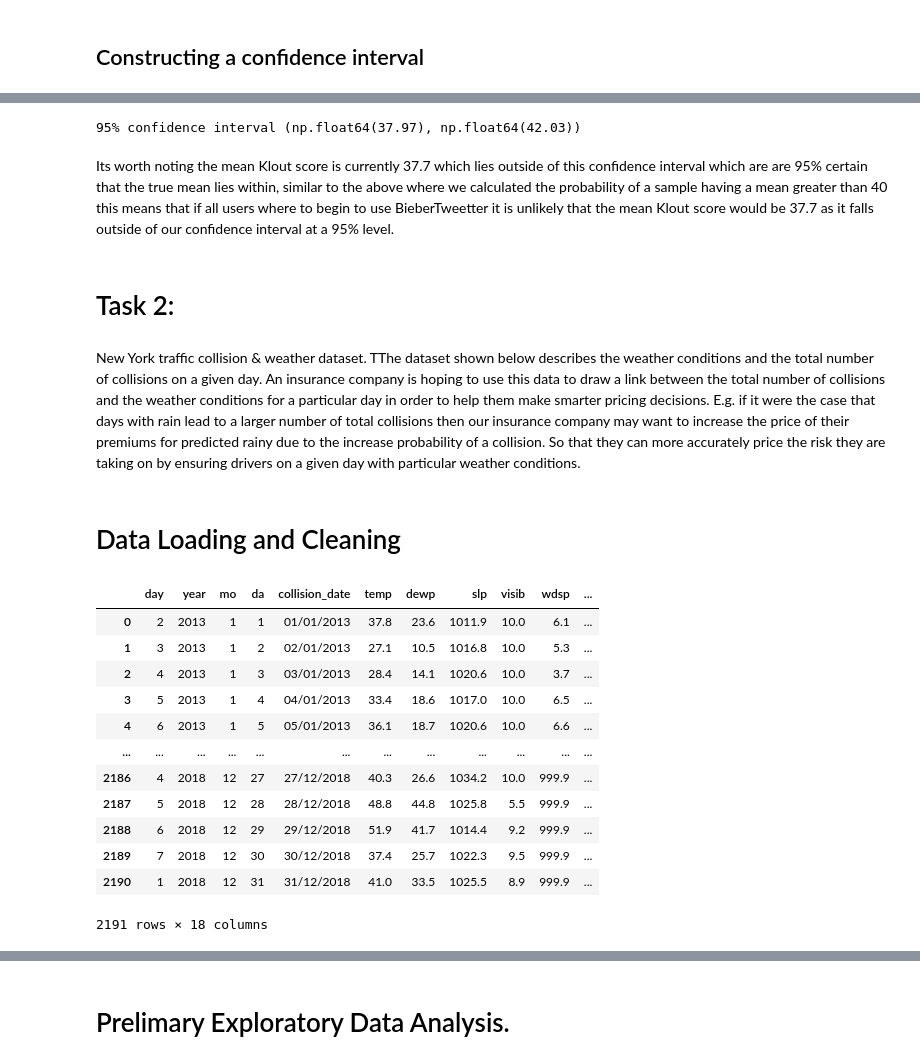
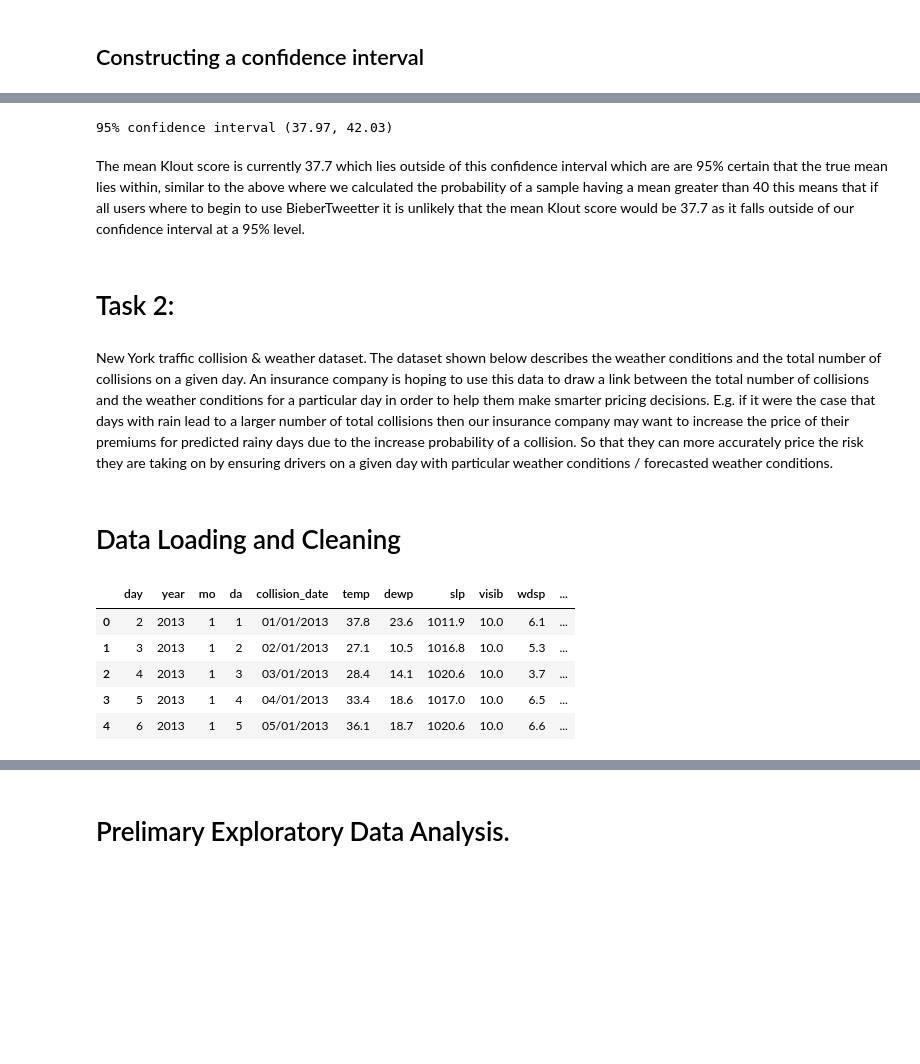
Before and after one commit to niv-en/assignments, a Jupyter notebook: MNA/assignment.ipynb, the cells around one changed output, grey strips where cells are left out. Cells and saved outputs as stored; diff of their text form; code cells hidden in the pictures; blank space fills up the shorter version.

```diff
--- a/MNA/assignment.ipynb
+++ b/MNA/assignment.ipynb
@@ -351,35 +369,28 @@ Now that we know both the critical value as well as the stanadard deviation of o
 # %%
-lower_bound =  round(40 - (2* sample_std) , 2 )
-upper_bound = round( 40 + (2* sample_std) , 2 )
+lower_bound =  round(40 - float(2* sample_std) , 2 )
+upper_bound = round( 40 + float(2* sample_std) , 2 )
 
 print(f'95% confidence interval {(lower_bound, upper_bound )}')
 # %% [output]
-95% confidence interval (np.float64(37.97), np.float64(42.03))
+95% confidence interval (37.97, 42.03)
 # %% [markdown]
-Its worth noting the mean Klout score is currently 37.7 which lies outside of this confidence interval which are are 95% certain that the true mean lies within, similar to the above where we calculated the probability of a sample having a mean greater than 40 this means that if all users where to begin to use BieberTweetter it is unlikely that the mean Klout score would be 37.7 as it falls outside of our confidence interval at a 95% level.
+The mean Klout score is currently 37.7 which lies outside of this confidence interval which are are 95% certain that the true mean lies within, similar to the above where we calculated the probability of a sample having a mean greater than 40 this means that if all users where to begin to use BieberTweetter it is unlikely that the mean Klout score would be 37.7 as it falls outside of our confidence interval at a 95% level.
 # %% [markdown]
 # Task 2:
 # %% [markdown]
-New York traffic collision & weather dataset. TThe dataset shown below describes the weather conditions and the total number of collisions on a given day. An insurance company is hoping to use this data to draw a link between the total number of collisions and the weather conditions for a particular day in order to help them make smarter pricing decisions. E.g. if it were the case that days with rain lead to a larger number of total collisions then our insurance company may want to increase the price of their premiums for predicted rainy due to the increase probability of a collision. So that they can more accurately price the risk they are taking on by ensuring drivers on a given day with particular weather conditions.
+New York traffic collision & weather dataset. The dataset shown below describes the weather conditions and the total number of collisions on a given day. An insurance company is hoping to use this data to draw a link between the total number of collisions and the weather conditions for a particular day in order to help them make smarter pricing decisions. E.g. if it were the case that days with rain lead to a larger number of total collisions then our insurance company may want to increase the price of their premiums for predicted rainy  days due to the increase probability of a collision. So that they can more accurately price the risk they are taking on by ensuring drivers on a given day with particular weather conditions / forecasted weather conditions.
 # %% [markdown]
 # Data Loading and Cleaning
 # %%
 df = pd.read_csv('New_York_collisions_and_weather_data.csv')
-df
+df.head()
 # %% [output]
 |  | day | year | mo | da | collision_date | temp | dewp | slp | visib | wdsp | ... |
 | 0 | 2 | 2013 | 1 | 1 | 01/01/2013 | 37.8 | 23.6 | 1011.9 | 10.0 | 6.1 | ... |
 | 1 | 3 | 2013 | 1 | 2 | 02/01/2013 | 27.1 | 10.5 | 1016.8 | 10.0 | 5.3 | ... |
 | 2 | 4 | 2013 | 1 | 3 | 03/01/2013 | 28.4 | 14.1 | 1020.6 | 10.0 | 3.7 | ... |
 | 3 | 5 | 2013 | 1 | 4 | 04/01/2013 | 33.4 | 18.6 | 1017.0 | 10.0 | 6.5 | ... |
 | 4 | 6 | 2013 | 1 | 5 | 05/01/2013 | 36.1 | 18.7 | 1020.6 | 10.0 | 6.6 | ... |
-| ... | ... | ... | ... | ... | ... | ... | ... | ... | ... | ... | ... |
-| 2186 | 4 | 2018 | 12 | 27 | 27/12/2018 | 40.3 | 26.6 | 1034.2 | 10.0 | 999.9 | ... |
-| 2187 | 5 | 2018 | 12 | 28 | 28/12/2018 | 48.8 | 44.8 | 1025.8 | 5.5 | 999.9 | ... |
-| 2188 | 6 | 2018 | 12 | 29 | 29/12/2018 | 51.9 | 41.7 | 1014.4 | 9.2 | 999.9 | ... |
-| 2189 | 7 | 2018 | 12 | 30 | 30/12/2018 | 37.4 | 25.7 | 1022.3 | 9.5 | 999.9 | ... |
-| 2190 | 1 | 2018 | 12 | 31 | 31/12/2018 | 41.0 | 33.5 | 1025.5 | 8.9 | 999.9 | ... |
-2191 rows × 18 columns
 # %% [markdown]
 In the data above each record represents an individual day, a breakdown of all individual features is shown below.
 
```
Also changed, not shown: parts of 63 cells of this notebook.
